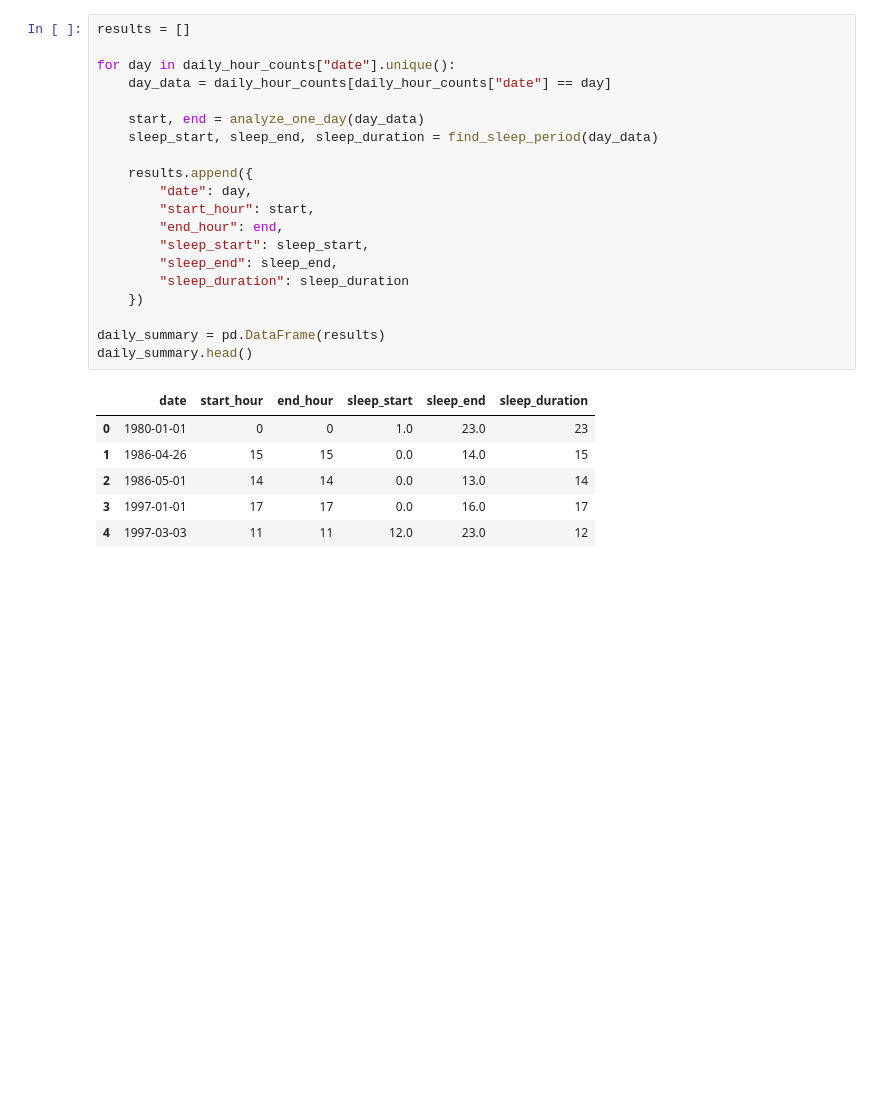
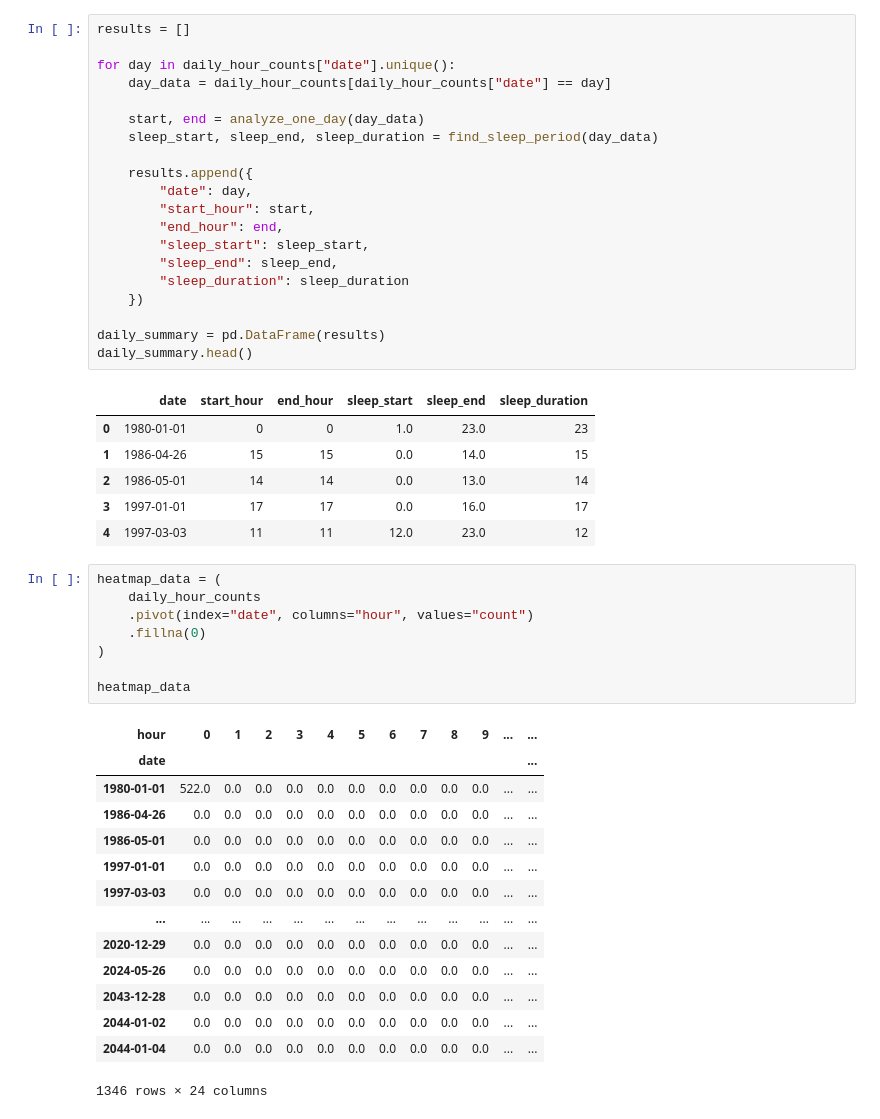
Before and after one commit to mems250005048-wq/TIMEsTAMP, a Jupyter notebook: Untitled4.ipynb, the cells around one changed output. Drawn from its saved outputs; the diff is of its cells as text; blank space fills up the shorter version.

```diff
--- a/Untitled4.ipynb
+++ b/Untitled4.ipynb
@@ -235,3 +235,26 @@ daily_summary.head()
 | 2 | 1986-05-01 | 14 | 14 | 0.0 | 13.0 | 14 |
 | 3 | 1997-01-01 | 17 | 17 | 0.0 | 16.0 | 17 |
 | 4 | 1997-03-03 | 11 | 11 | 12.0 | 23.0 | 12 |
+# %%
+heatmap_data = (
+    daily_hour_counts
+    .pivot(index="date", columns="hour", values="count")
+    .fillna(0)
+)
+
+heatmap_data
+# %% [output]
+| hour | 0 | 1 | 2 | 3 | 4 | 5 | 6 | 7 | 8 | 9 | ... | ... |
+| date |  |  |  |  |  |  |  |  |  |  |  | ... |
+| 1980-01-01 | 522.0 | 0.0 | 0.0 | 0.0 | 0.0 | 0.0 | 0.0 | 0.0 | 0.0 | 0.0 | ... | ... |
+| 1986-04-26 | 0.0 | 0.0 | 0.0 | 0.0 | 0.0 | 0.0 | 0.0 | 0.0 | 0.0 | 0.0 | ... | ... |
+| 1986-05-01 | 0.0 | 0.0 | 0.0 | 0.0 | 0.0 | 0.0 | 0.0 | 0.0 | 0.0 | 0.0 | ... | ... |
+| 1997-01-01 | 0.0 | 0.0 | 0.0 | 0.0 | 0.0 | 0.0 | 0.0 | 0.0 | 0.0 | 0.0 | ... | ... |
+| 1997-03-03 | 0.0 | 0.0 | 0.0 | 0.0 | 0.0 | 0.0 | 0.0 | 0.0 | 0.0 | 0.0 | ... | ... |
+| ... | ... | ... | ... | ... | ... | ... | ... | ... | ... | ... | ... | ... |
+| 2020-12-29 | 0.0 | 0.0 | 0.0 | 0.0 | 0.0 | 0.0 | 0.0 | 0.0 | 0.0 | 0.0 | ... | ... |
+| 2024-05-26 | 0.0 | 0.0 | 0.0 | 0.0 | 0.0 | 0.0 | 0.0 | 0.0 | 0.0 | 0.0 | ... | ... |
+| 2043-12-28 | 0.0 | 0.0 | 0.0 | 0.0 | 0.0 | 0.0 | 0.0 | 0.0 | 0.0 | 0.0 | ... | ... |
+| 2044-01-02 | 0.0 | 0.0 | 0.0 | 0.0 | 0.0 | 0.0 | 0.0 | 0.0 | 0.0 | 0.0 | ... | ... |
+| 2044-01-04 | 0.0 | 0.0 | 0.0 | 0.0 | 0.0 | 0.0 | 0.0 | 0.0 | 0.0 | 0.0 | ... | ... |
+1346 rows × 24 columns
```
Also changed, not shown: parts of 3 cells of this notebook.
